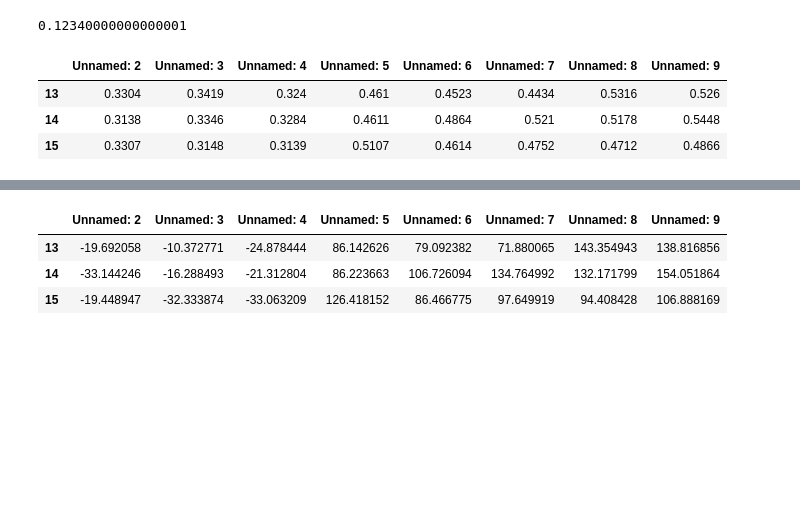
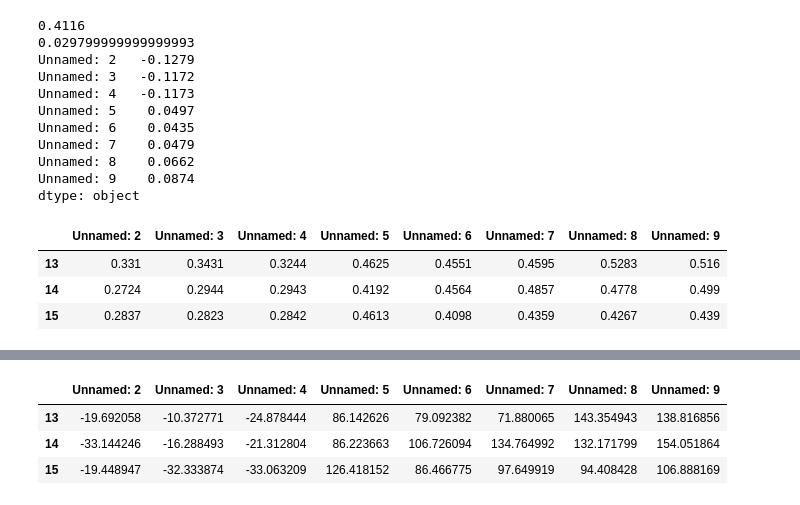
Before and after one commit to jess-xia/drug_dose_response, a Jupyter notebook: dose_response_alamar_triplicate.ipynb, the cells around one changed output, grey strips where cells are left out. Saved outputs shown, nothing was run; the diff lists cells and outputs as text; code cells hidden in the pictures; blank space fills up the shorter version.

```diff
--- a/dose_response_alamar_triplicate.ipynb
+++ b/dose_response_alamar_triplicate.ipynb
@@ -5,0 +95,10 @@ import matplotlib.pyplot as plt
+# %%
+file_path = "C:/GSC Project/drug_dose_response/raw_data/temporarySkanitExport Aug Wed 7 2024 17-37-40-1270088.xlsx"
+cell_line_num = 2
+concentrations = [1000, 500, 250, 125, 62.5, 31.25, 15.625, 7.8125, 0] # Epacadostat concentrations
+plot_title = 'G571_6hr_alamarBlue_epacadostat'
+
+cell_line = standardize_replicates(file_path, cell_line_num)
+ic50, doses_fit, responses_fit = fit_dose_response(concentrations, cell_line)
+
+plot_dose_response(cell_line, concentrations, doses_fit, responses_fit, ic50, plot_title)
@@ -5,0 +227,2 @@ import matplotlib.pyplot as plt
+# %%
+cell_line.insert(0, 'NewColumn', 0)
@@ -7,8 +391,11 @@ import matplotlib.pyplot as plt
 # file_path = 'C:/GSC Project/drug_dose_response/raw_data/temporarySkanitExport Jul Thu 18 2024 16-59-49-6432008.xlsx'
 # file_path = 'C:/GSC Project/drug_dose_response/raw_data/temporarySkanitExport Jul Thu 18 2024 14-55-54-8492289.xlsx' # 4hr
 
-#file_path = "C:/GSC Project/drug_dose_response/raw_data/temporarySkanitExport Aug Wed 7 2024 17-37-40-1270088.xlsx" # 20240807_epa_G571_fluorescence_6hr.skax
-file_path = "C:/GSC Project/drug_dose_response/raw_data/temporarySkanitExport Aug Wed 7 2024 17-37-19-1019439.xlsx" # 20240807_epa_G571_absorbance_6hr.skax
+# file_path = "C:/GSC Project/drug_dose_response/raw_data/temporarySkanitExport Aug Wed 7 2024 17-37-40-1270088.xlsx" # 20240807_epa_G571_fluorescence_6hr.skax
+# file_path = "C:/GSC Project/drug_dose_response/raw_data/temporarySkanitExport Aug Wed 7 2024 17-37-19-1019439.xlsx" # 20240807_epa_G571_absorbance_6hr.skax
+
+
+file_path = "C:/GSC Project/drug_dose_response/raw_data/temporarySkanitExport Aug Wed 7 2024 17-34-19-5418553.xlsx" # 20240807_epa_G571_absorbance.skax # 4hr
 
 
 cell_line_num = 2
@@ -26,6 +413,8 @@ elif cell_line_num == 2:
     cell_line = plate_only_df.iloc[3:6, :]
 
 
+
+
 cell_line
 # %% [output]
 |  | Unnamed: 2 | Unnamed: 3 | Unnamed: 4 | Unnamed: 5 | Unnamed: 6 | Unnamed: 7 | Unnamed: 8 | Unnamed: 9 | ... |
@@ -34,0 +424,3 @@ cell_line
+# %%
+# Find the average of the repliactes in the last column
+cell_line['average'] = cell_line.mean(axis=1)
@@ -41,38 +439,56 @@ skax_file_name
 # concentrations = [600, 300, 150, 100, 75, 37.5, 18.75, 9.375, 0]
 concentrations = [1000, 500, 250, 125, 62.5, 31.25, 15.625, 7.8125, 0] # Epacadostat concentrations
 
 # Find the median of each column in cell_line
 cell_line_med = cell_line.median()
+cell_line_mean = cell_line.mean(axis=1)
 
-# Fetch the number of the last value in the cell_line_avg Series
+# Fetch the number of the last value in the cell_line_med Series
 background = cell_line_med.iloc[-1]
+print(background)
 
 # Subtract the background from the cell_line_avg Series
 cell_line_med = cell_line_med - background
 
 cell_line_med = cell_line_med.iloc[:-1]
 
 # Fetch the number of the last value in the cell_line_avg Series
 no_drug_response = cell_line_med.iloc[-1]
 print(no_drug_response)
 
 # Remove the last value from the cell_line_avg Series
 cell_line_med = cell_line_med.iloc[:-1]
 
+print(cell_line_med)
+
 # Divide by the no-drug response
 cell_line_med = cell_line_med/no_drug_response*100
 
 cell_line_med
 
 # Remove the last column from cell_line dataframe
 cell_line = cell_line.iloc[:, :-2]
 cell_line
+
+rep1 = cell_line.iloc[0, :]
+rep2 = cell_line.iloc[1, :]
+rep3 = cell_line.iloc[2, :]
 # %% [output]
-0.12340000000000001
+0.4116
+0.029799999999999993
+Unnamed: 2   -0.1279
+Unnamed: 3   -0.1172
+Unnamed: 4   -0.1173
+Unnamed: 5    0.0497
+Unnamed: 6    0.0435
+Unnamed: 7    0.0479
+Unnamed: 8    0.0662
+Unnamed: 9    0.0874
+dtype: object
 |  | Unnamed: 2 | Unnamed: 3 | Unnamed: 4 | Unnamed: 5 | Unnamed: 6 | Unnamed: 7 | Unnamed: 8 | Unnamed: 9 |
-| 13 | 0.3304 | 0.3419 | 0.324 | 0.461 | 0.4523 | 0.4434 | 0.5316 | 0.526 |
-| 14 | 0.3138 | 0.3346 | 0.3284 | 0.4611 | 0.4864 | 0.521 | 0.5178 | 0.5448 |
-| 15 | 0.3307 | 0.3148 | 0.3139 | 0.5107 | 0.4614 | 0.4752 | 0.4712 | 0.4866 |
+| 13 | 0.331 | 0.3431 | 0.3244 | 0.4625 | 0.4551 | 0.4595 | 0.5283 | 0.516 |
+| 14 | 0.2724 | 0.2944 | 0.2943 | 0.4192 | 0.4564 | 0.4857 | 0.4778 | 0.499 |
+| 15 | 0.2837 | 0.2823 | 0.2842 | 0.4613 | 0.4098 | 0.4359 | 0.4267 | 0.439 |
 # %%
 no_drug_response
 # %% [output]
```
Also changed, not shown: parts of 26 cells of this notebook.
